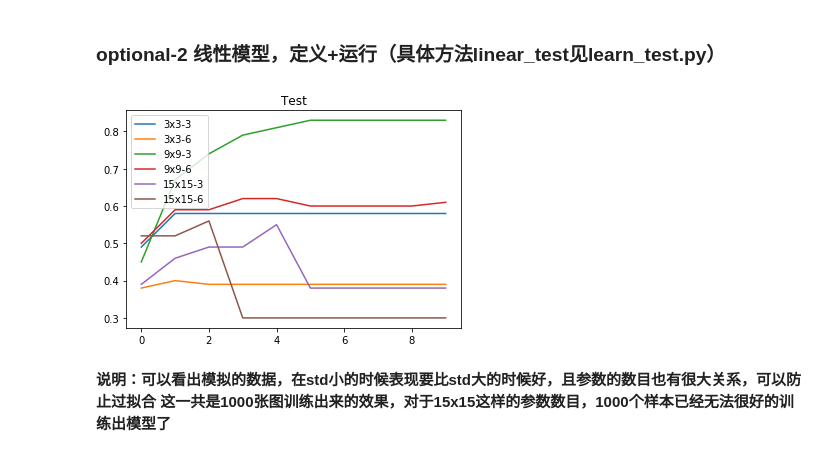
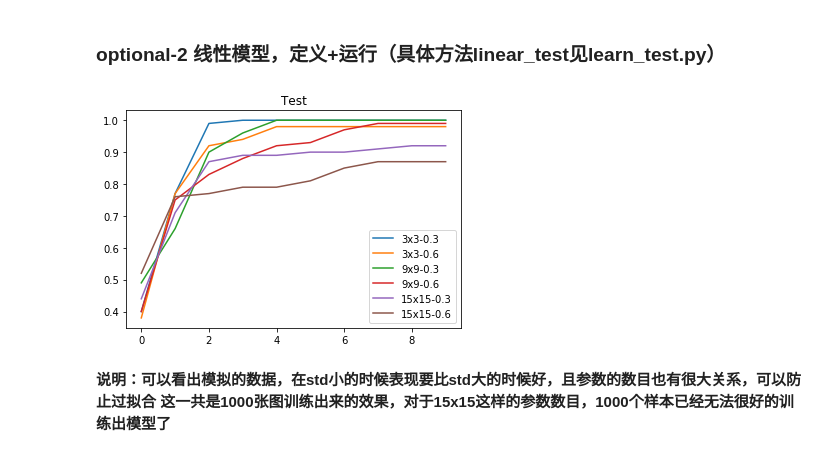
Before and after one commit to ChenYuelong/tensorflow_learn, a Jupyter notebook: src/optional.ipynb, the cells around one changed output. Saved outputs shown, nothing was run; the diff lists cells and outputs as text; code cells hidden in the pictures.

```diff
--- a/src/optional.ipynb
+++ b/src/optional.ipynb
@@ -29,17 +29,17 @@ for i in range(10):
 # %%
 data = []
 columns = []
 for i in range(3,20,6):
     for j in range(3,7,3):
-        data.append(linear_test(i,j))
-        columns.append('{0}x{0}-{1}'.format(i,j))
+        data.append(linear_test(i,j/10))
+        columns.append('{0}x{0}-{1}'.format(i,j/10))
 data=pd.DataFrame(data).T
 data.columns=columns
 data.plot(title='Test')
 plt.legend()
 plt.show()
 # %% [output]
-[figure, old version]
+[figure, new version]
 # %% [markdown]
 **说明：可以看出模拟的数据，在std小的时候表现要比std大的时候好，且参数的数目也有很大关系，可以防止过拟合**
 **这一共是1000张图训练出来的效果，对于15x15这样的参数数目，1000个样本已经无法很好的训练出模型了**
```
Also changed, not shown: parts of 4 cells of this notebook, 1 other file.
